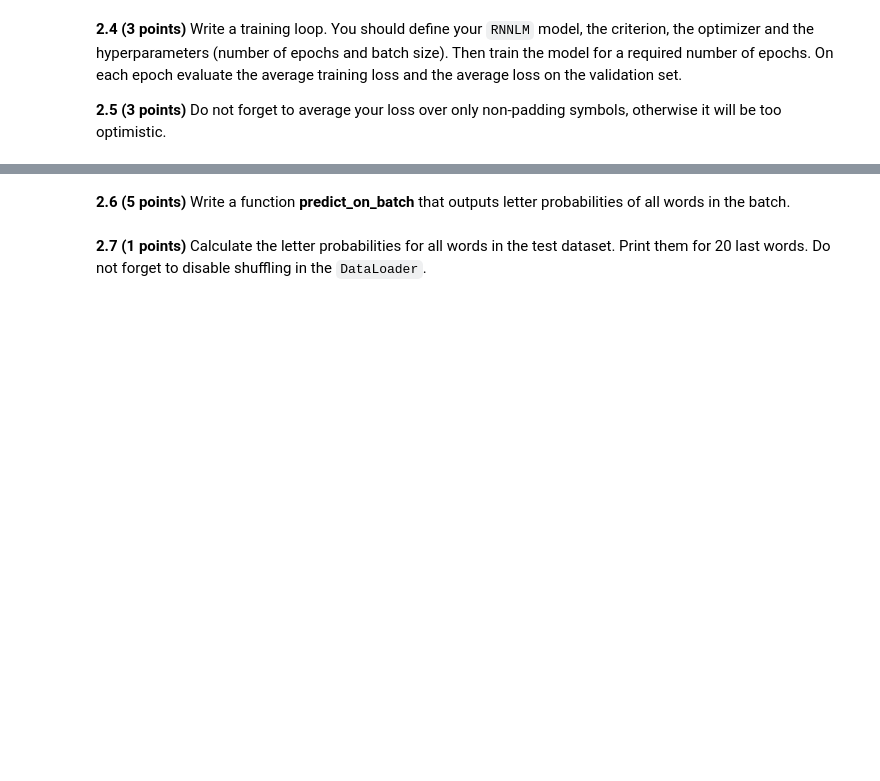
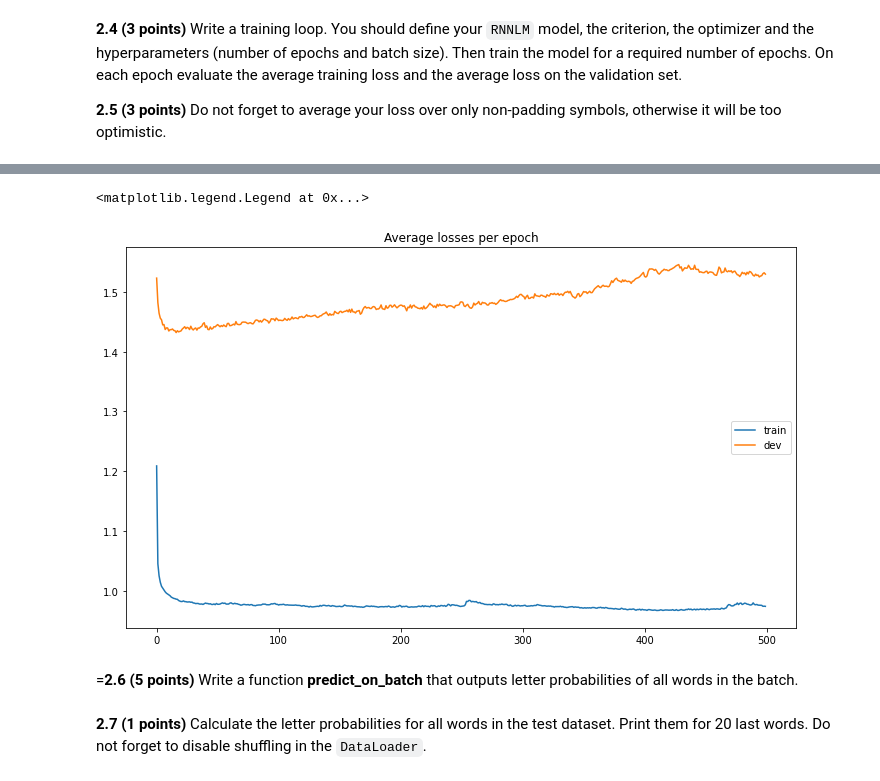
Before and after one commit to etomoscow/DL-in-NLP, a Jupyter notebook: hw3/task1,2_character_lm.ipynb, the cells around one changed output, grey strips where cells are left out. Saved outputs shown, nothing was run; the diff lists cells and outputs as text; code cells hidden in the pictures; blank space fills up the shorter version.

```diff
--- a/hw3/task1,2_character_lm.ipynb
+++ b/hw3/task1,2_character_lm.ipynb
@@ -231,13 +230,15 @@ class Padder:
         '''
         newbatch = []
         max_length = max(list(map(lambda x: x[0].shape[self.dim], batch)))
-        for source, target, ln in batch:
+        for source, target in batch:
             newbatch.append((pad_tensor(source, max_length, self.dim),
                              pad_tensor(target, max_length, self.dim),
-                             ln))
-        xs = torch.stack(list(map(lambda x: x[0], newbatch)), dim=0)
-        ys = torch.stack(list(map(lambda x: x[1], newbatch)), dim=0)
-        return xs, ys
+                             max_length))
+            newbatch = sorted(newbatch, key= lambda x: x[2], reverse=True)
+        xs = torch.stack(list(map(lambda x: x[0], newbatch)), dim=0).long()
+        ys = torch.stack(list(map(lambda x: x[1], newbatch)), dim=0).long()
+        lens = torch.as_tensor([x[2] for x in newbatch], dtype=torch.int64)
+        return xs, ys, lens
 
     def __call__(self, batch):
         return self.pad_collate(batch)
@@ -271,29 +275,32 @@ import torch.nn as nn
 from torch.nn.utils.rnn import pack_padded_sequence, pad_packed_sequence
 import torch.nn.functional as F
 
+device_cpu = torch.device('cpu')
+
 class RNNLM(nn.Module):
 
-    def __init__(self, vocab_size, embeddings_dim, hidden_dim, num_layers):
+    def __init__(self, vocab_size, embeddings_dim, hidden_dim, num_layers, dropout=0.):
         super(RNNLM, self).__init__()
         self.embeddings_dim = embeddings_dim
-        self.hidden_size = hidden_size
+        self.hidden_dim = hidden_dim
         self.vocab_size = vocab_size
         self.num_layers = num_layers
 
         self.in_embs = nn.Embedding(vocab_size, embeddings_dim, padding_idx=PAD_token)
-        self.gru = nn.GRU(embeddings_dim, hidden_dim, num_layers, dropout=dropout)
+        self.lstm = nn.LSTM(embeddings_dim, hidden_dim, num_layers, dropout=dropout)
         self.output_layer = nn.Linear(hidden_dim, vocab_size)
 
-    def forward(self, inputs, hidden=None):
+    def forward(self, inputs):
         embs = self.in_embs(inputs)
-        packed = pack_padded_sequence(embs, length, batch_first=True)
-        out, f = self.gru(packed)
-        out, _ = pad_packed_sequence(out, batch_first=True)
+        out, f = self.lstm(embs)
         out = self.output_layer(out)
-        scores = F.log_softmax(dim=-1)
+        scores = F.log_softmax(out,dim=-1)
         return scores
+
+    def init_hidden(self, batch_size):
+        '''
+        poeqgjopiwjOPIj
+        '''
+        return torch.zeros(self.num_layers, batch_size, self.hidden_dim, device = device), torch.zeros(self.num_layers, batch_size, self.hidden_dim, device = device)
 # %% [markdown]
 **2.2 (1 points)** Write a function ``validate_on_batch`` that takes as input a model, a batch of inputs and a batch of outputs, and the loss criterion, and outputs the loss tensor for the whole batch. This loss should not be normalized.
-# %%
-loss = nn.NLLLoss(reduction='sum', ignore_index=PAD_token)
-opt = torch.optim.Adam()
@@ -319,2 +425,12 @@ def train_on_batch(model, criterion, x, y, optimizer):
+# %%
+import matplotlib.pyplot as plt
+plt.figure(figsize=(12,7))
+plt.title('Average losses per epoch')
+plt.plot(losses_train, label='train')
+plt.plot(losses_dev, label='dev')
+plt.legend(loc='best')
+# %% [output]
+<matplotlib.legend.Legend at 0x...>
+[figure, added]
 # %% [markdown]
-**2.6 (5 points)** Write a function **predict_on_batch** that outputs letter probabilities of all words in the batch.
+=**2.6 (5 points)** Write a function **predict_on_batch** that outputs letter probabilities of all words in the batch.
```
Also changed, not shown: parts of 14 cells of this notebook.
